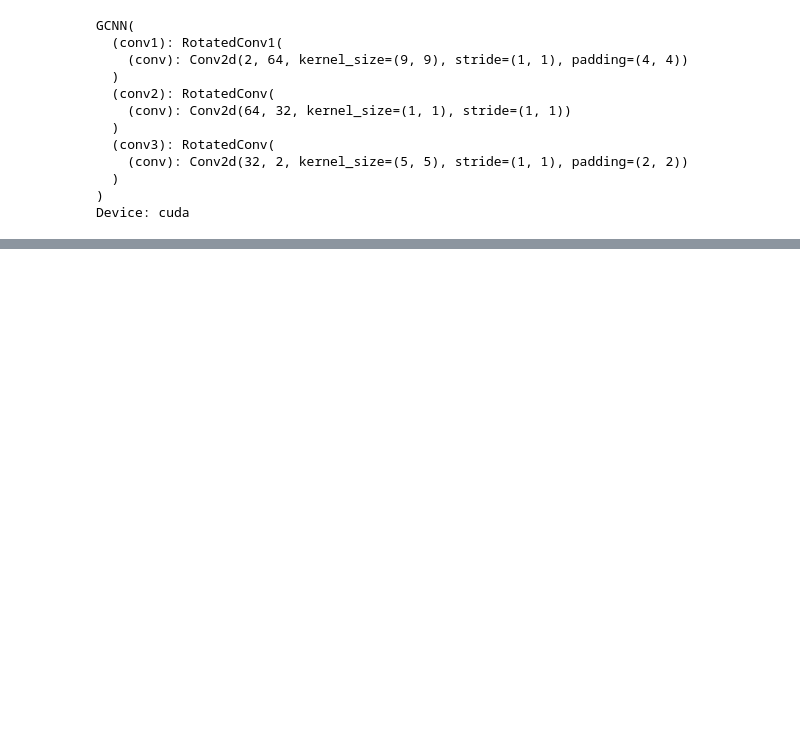
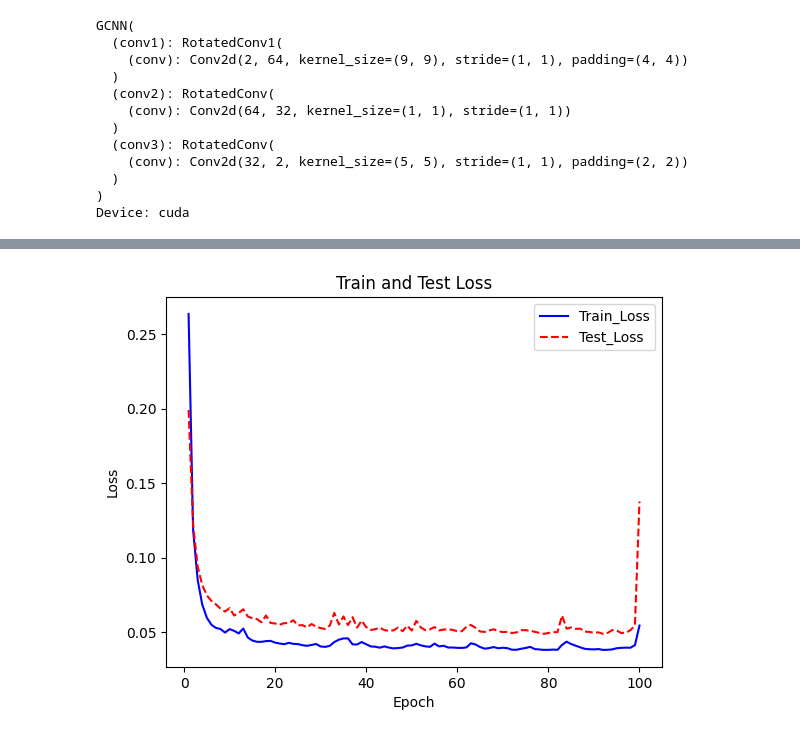
Before and after one commit to htymjun/da-sr, a Jupyter notebook: srgcnn.ipynb, the cells around one changed output, grey strips where cells are left out. Cells and saved outputs as stored; diff of their text form; code cells hidden in the pictures; blank space fills up the shorter version.

```diff
--- a/srgcnn.ipynb
+++ b/srgcnn.ipynb
@@ -171,6 +174,7 @@ class GCNN(nn.Module):
     self.conv3 = RotatedConv(in_channels=32, out_channels=2, kernel_size=5, stride=1, padding=2)
   def forward(self, x):
     # Z2-P4 conv
+    input_size = x[0,0,:,:].size()
     x1,x2,x3,x4 = self.conv1(x)
     # P4-P4 conv
     x1,x2,x3,x4 = self.conv2((x1,x2,x3,x4))
@@ -182,7 +186,7 @@ class GCNN(nn.Module):
     x4 = F.max_pool2d(x4, kernel_size=2, stride=1, padding=0)
     x = torch.max(torch.max(x1,x2),torch.max(x3,x4))
     # up-scaling
-    x = F.interpolate(x,size=(20,20), mode='bicubic',align_corners=False)
+    x = F.interpolate(x,size=input_size, mode='bicubic',align_corners=False)
     return x
 
 # use GPU
@@ -293,0 +296,14 @@ Test_Loss: 0.0408
+# %%
+# loss（MSE）
+plt.figure()
+plt.title('Train and Test Loss')
+plt.xlabel('Epoch')
+plt.ylabel('Loss')
+plt.plot(range(1, epoch+1), train_loss_list, color='blue',
+         linestyle='-', label='Train_Loss')
+plt.plot(range(1, epoch+1), test_loss_list, color='red',
+         linestyle='--', label='Test_Loss')
+plt.legend()
+plt.show()
+# %% [output]
+[figure, added]
```
Also changed, not shown: parts of 3 cells of this notebook.
